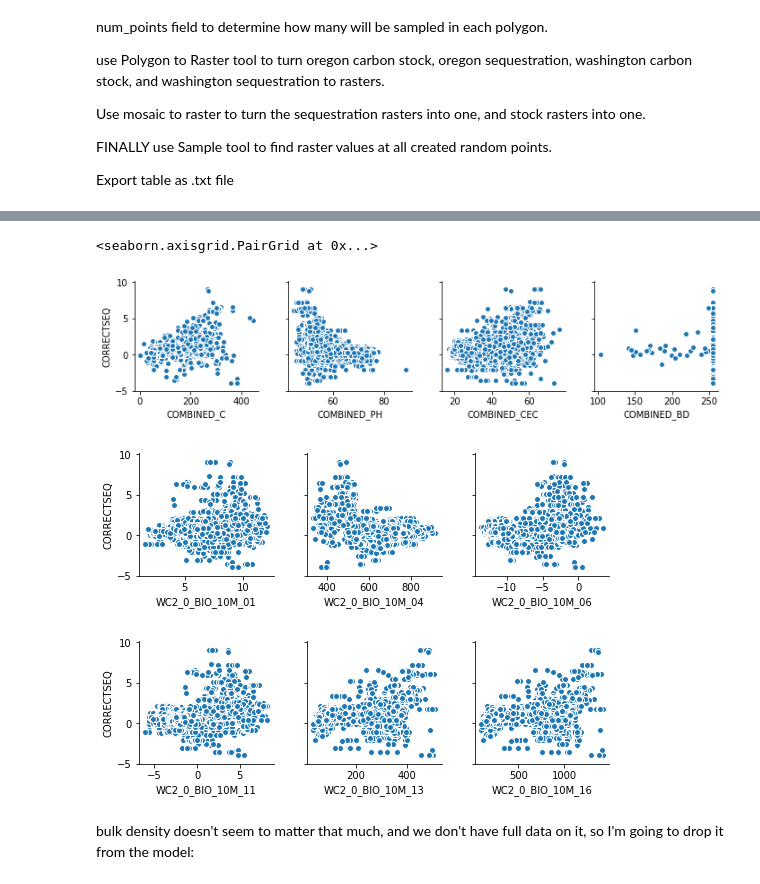
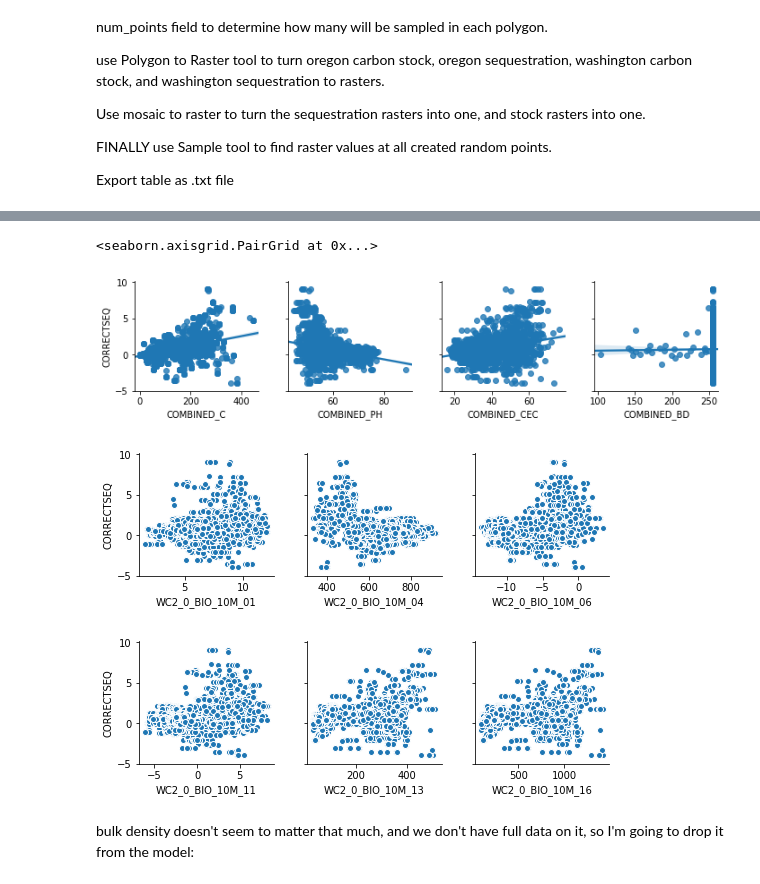
Before and after one commit to nataliamush/carbon-sequestration-fa18, a Jupyter notebook: natalia_model_building.ipynb, the cells around one changed output, grey strips where cells are left out. Drawn from its saved outputs; the diff is of its cells as text; code cells hidden in the pictures.

Commit message:
added the random forest model, modified plots but they're not very useful

```diff
--- a/natalia_model_building.ipynb
+++ b/natalia_model_building.ipynb
@@ -125,12 +153,13 @@ updated_data = pd.read_csv('fixedpnwround2.txt').replace(-9999, np.nan).drop('Ro
 # %%
-sns.pairplot(data=updated_data, x_vars=['COMBINED_C','COMBINED_PH', 'COMBINED_CEC', 'COMBINED_BD'], y_vars=['CORRECTSEQ'])
+sns.pairplot(data=updated_data, x_vars=['COMBINED_C','COMBINED_PH', 'COMBINED_CEC', 'COMBINED_BD'],
+             y_vars=['CORRECTSEQ'], kind='reg')
 sns.pairplot(data=updated_data, x_vars=['WC2_0_BIO_10M_01',
        'WC2_0_BIO_10M_04', 'WC2_0_BIO_10M_06'], y_vars=['CORRECTSEQ'])
 sns.pairplot(data=updated_data, x_vars=['WC2_0_BIO_10M_11',
        'WC2_0_BIO_10M_13', 'WC2_0_BIO_10M_16'], y_vars=['CORRECTSEQ'])
 # %% [output]
 <seaborn.axisgrid.PairGrid at 0x...>
-[figure, old version]
+[figure, new version]
 [figure]
 [figure]
 # %% [markdown]
```
Also changed, not shown: parts of 8 cells of this notebook.
